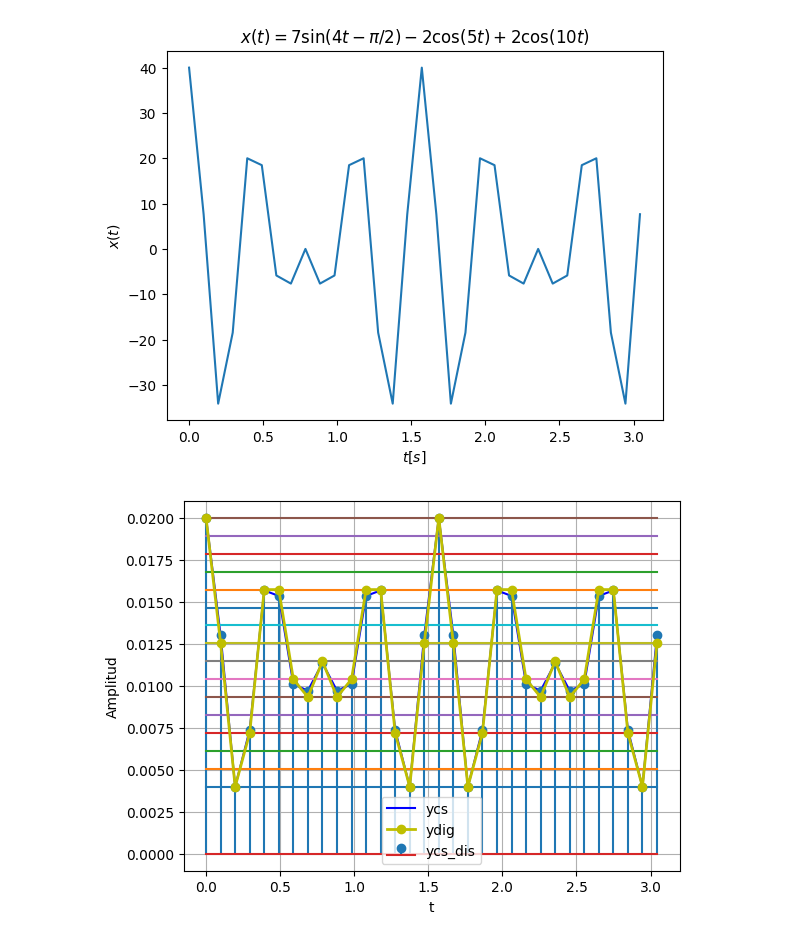
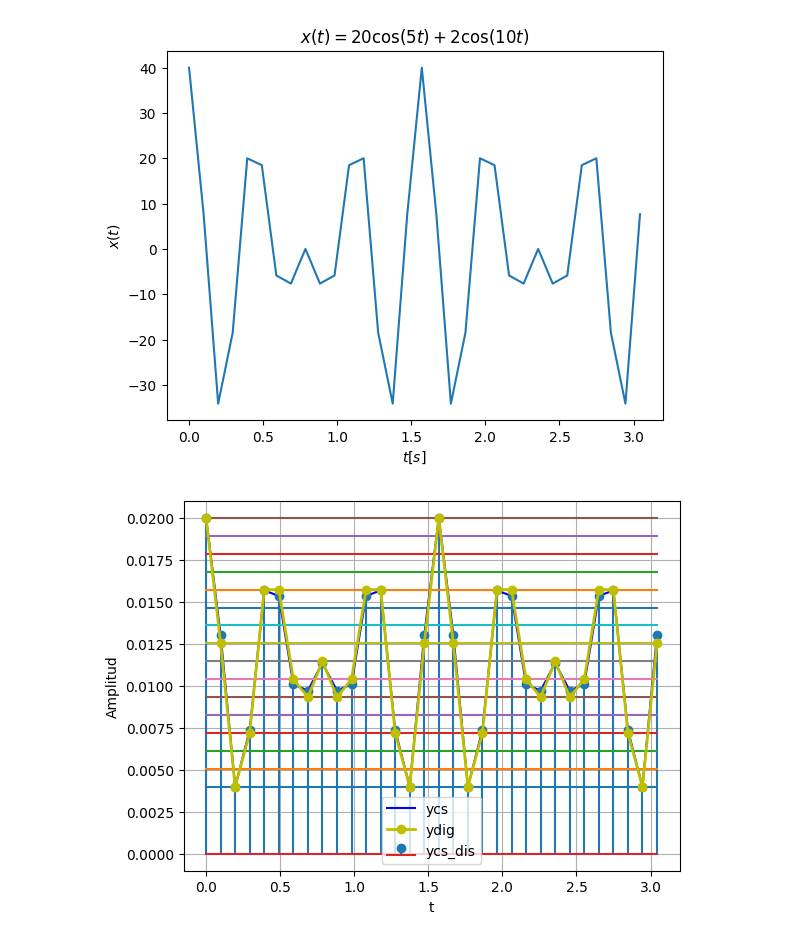
Before and after one commit to SantiagoValenciaCarmona/Se-ales, a Jupyter notebook: Parcial_1_2024_21_03_Santiago_Valencia_Carmona.ipynb, the cells around one changed output. Cells and saved outputs as stored; diff of their text form; code cells hidden in the pictures.

```diff
--- a/Parcial_1_2024_21_03_Santiago_Valencia_Carmona.ipynb
+++ b/Parcial_1_2024_21_03_Santiago_Valencia_Carmona.ipynb
@@ -3,33 +3,33 @@
 # %%
 import numpy as np
 import matplotlib.pyplot as plt
 from scipy import signal
 #Definir parámetros de la simulación
 
 #Periodos de la señal
 T1 = 1/6*np.pi
 T2 = 1/8*np.pi
 
 #Periodo señal cuasiperiodica
 T = 1/2*np.pi
 #Frecuencias
 F1 = 1/T1
 F2 = 1/T2
 
 #Fs: frecuencia muestreo
 Fs = 4* F2
 Ts = 1/Fs #periodo muestreo
 
 t = np.arange(0,2*T,Ts) #vector de tiempo que incluye dos periodos cuasiperiódica
 x = 20*np.cos(2*np.pi*F1*t) + 20*np.cos(2*np.pi*F2*t)
 
 plt.plot(t,x)
 plt.xlabel('$t[s]$')
 plt.ylabel('$x(t)$')
-plt.title('$x(t)=7\sin(4t - \pi/2) - 2 \cos(5 t) + 2\cos(10 t)$')
+plt.title('$x(t)=20 \cos(5 t) + 2\cos(10 t)$')
 plt.show()
 # %% [output]
-[figure, old version]
+[figure, new version]
 # %%
 #cero y pendiente
 def my_ceropen(x,ymin = 0, ymax = 25): #en general se pueden definir valores por defecto
```
